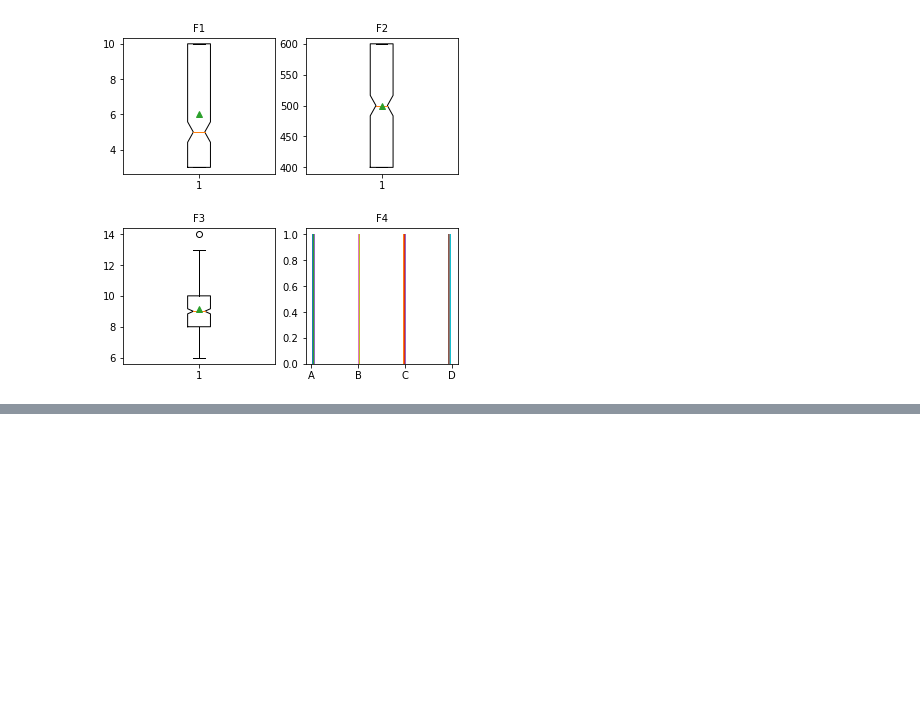
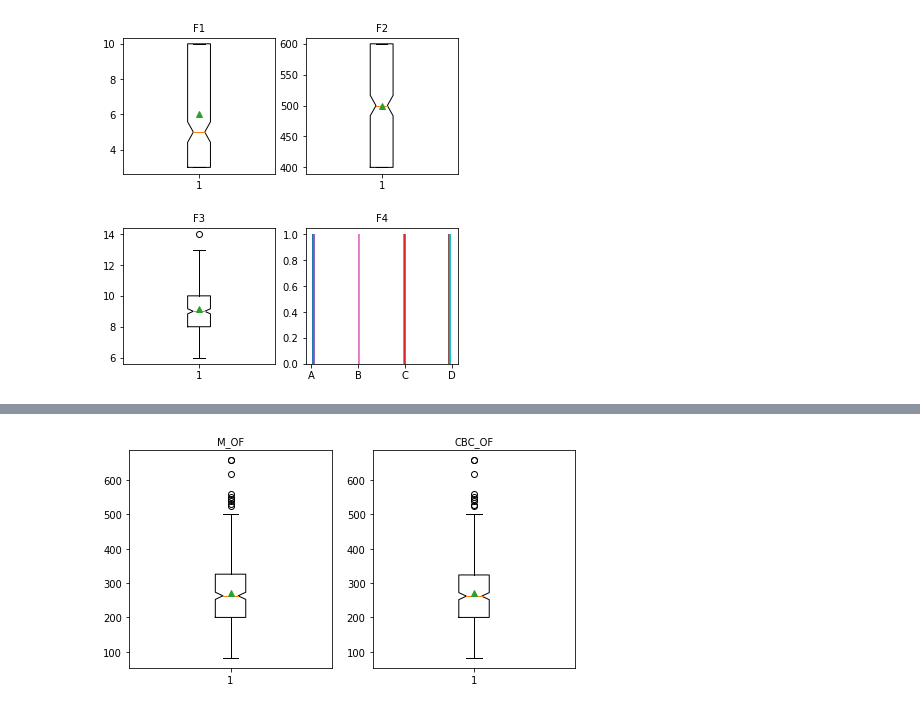
Before and after one commit to JakeSieghardt/pyspark-challenge, a Jupyter notebook: src/work/Challenge.ipynb, the cells around one changed output, grey strips where cells are left out. Cells and saved outputs as stored; diff of their text form; code cells hidden in the pictures; blank space fills up the shorter version.

```diff
--- a/src/work/Challenge.ipynb
+++ b/src/work/Challenge.ipynb
@@ -180,0 +185,13 @@ We have to investigate on what is the root cause of this.
+# %%
+fig, axes = plt.subplots(nrows=1, ncols=2, figsize=(8, 4))
+
+axes[0].boxplot(dfPanda['M_OF'], showmeans=True, notch=True)
+axes[0].set_title('M_OF', fontsize=fs)
+
+axes[1 ].boxplot(dfPanda['CBC_OF'], showmeans=True, notch=True)
+axes[1].set_title('CBC_OF', fontsize=fs)
+
+fig.subplots_adjust(hspace=0.4)
+plt.show()
+# %% [output]
+[figure, added]
```
Also changed, not shown: parts of 21 cells of this notebook.
